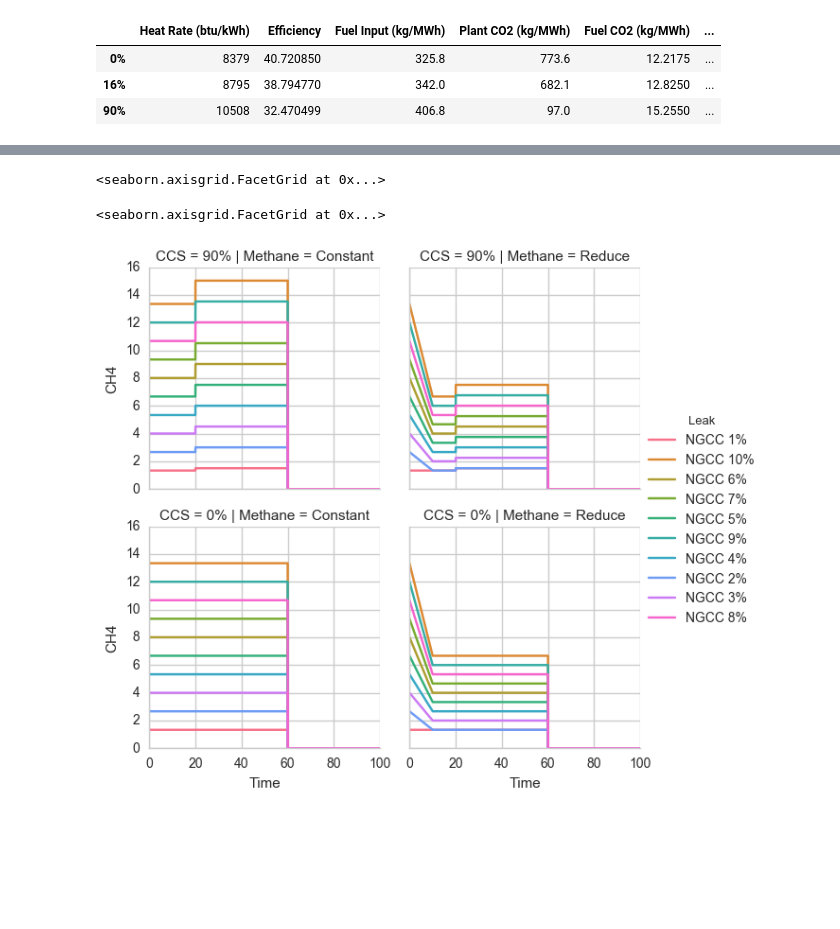
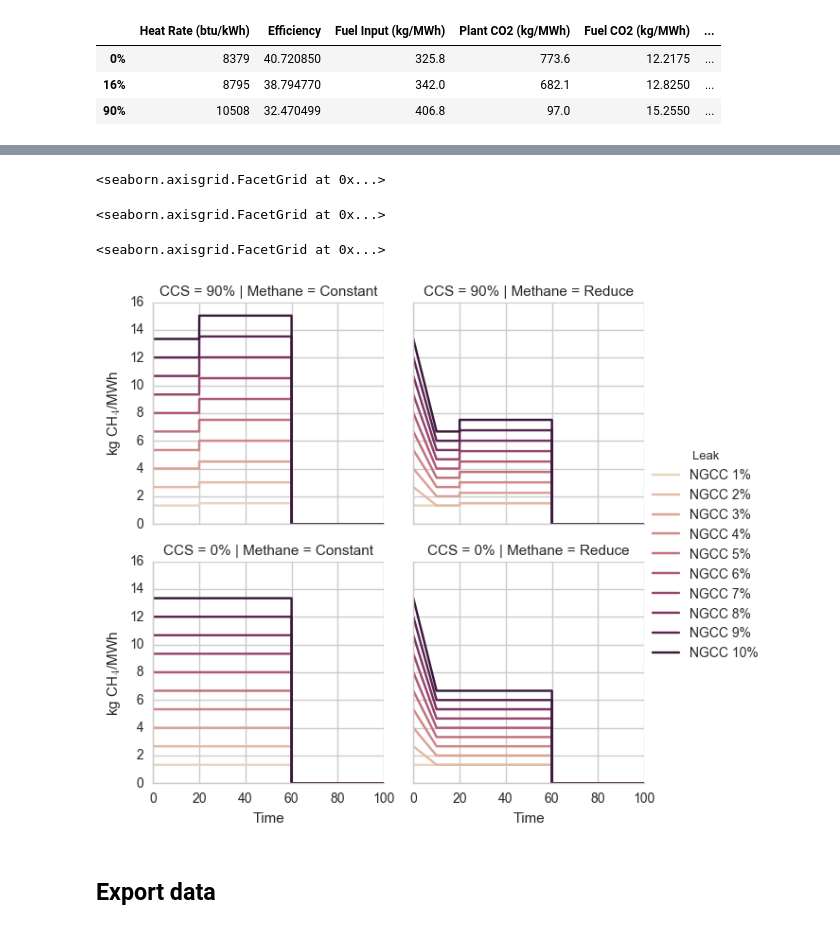
Before and after one commit to gschivley/CCS-climate, a Jupyter notebook: Notebooks/Emissions.ipynb, the cells around one changed output, grey strips where cells are left out. Drawn from its saved outputs; the diff is of its cells as text; code cells hidden in the pictures; blank space fills up the shorter version.

Commit message:
Fix SI tables & new SI figures

```diff
--- a/Notebooks/Emissions.ipynb
+++ b/Notebooks/Emissions.ipynb
@@ -371,2 +390,4 @@ g.add_legend()
+# %%
+leak_values =['NGCC ' + str(leak) + '%' for leak in range(1,11)]
 # %%
 g = sns.FacetGrid(start_emissions[(start_emissions['Fuel']=='NG')],
@@ -397,11 +435,19 @@ g.add_legend()
 # %%
-g = sns.FacetGrid(delay_emissions[(delay_emissions['Fuel']=='NG')], row='CCS', hue='Leak', col='Methane')
+g = sns.FacetGrid(delay_emissions[(delay_emissions['Fuel']=='NG')], row='CCS',
+                  hue='Leak', col='Methane', palette=sns.cubehelix_palette(10, 0.2, hue=1),
+                  hue_order=leak_values)
 g.map(plt.plot, 'Time', 'CH4')
+g.set_ylabels('kg CH$_4$/MWh')
 g.add_legend()
+file_path = os.path.join('../Figures', 'NGCC delay CH4 emissions.pdf')
+plt.savefig(file_path)
 # %% [output]
 <seaborn.axisgrid.FacetGrid at 0x...>
 <seaborn.axisgrid.FacetGrid at 0x...>
+<seaborn.axisgrid.FacetGrid at 0x...>
-[figure, old version]
+[figure, new version]
+# %% [markdown]
+## Export data
 # %%
 export_dict = {'start_emissions' : start_emissions,
                'start_list' : start_list,
```
Also changed, not shown: parts of 18 cells of this notebook.
